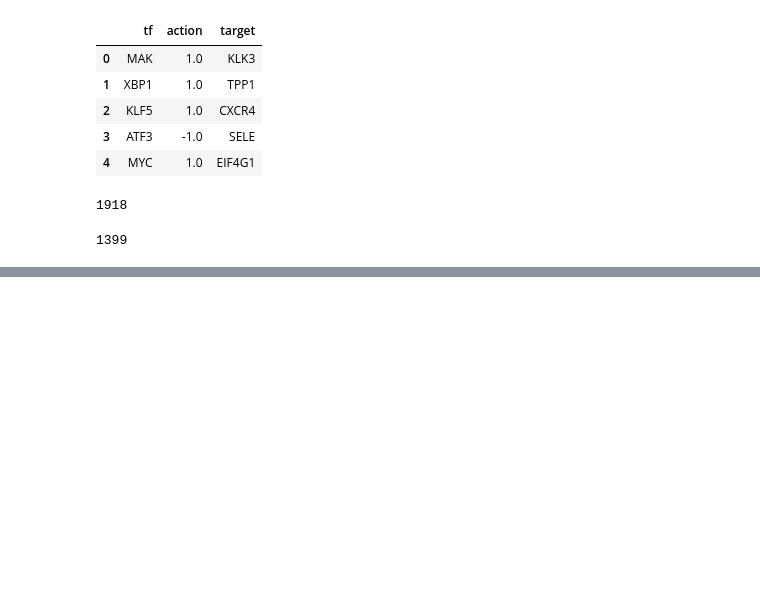
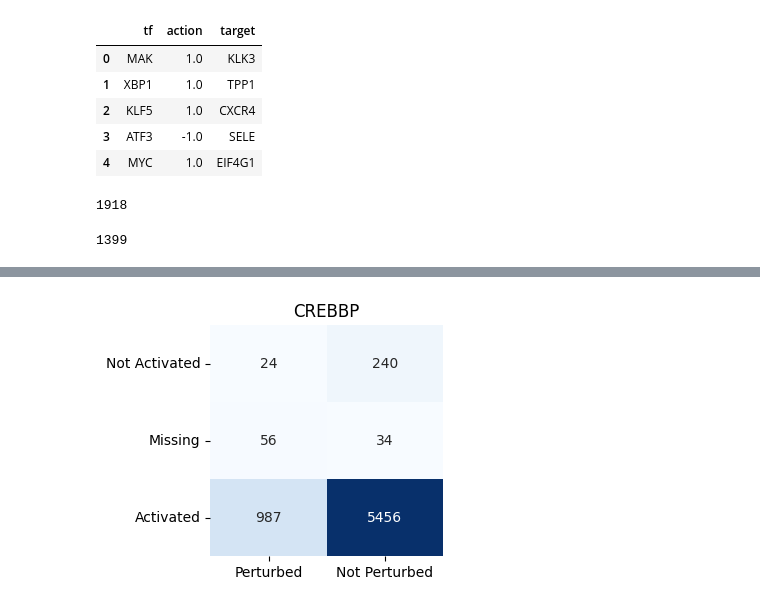
Before and after one commit to KisanThapa/scPerturbDataProject, a Jupyter notebook: main.ipynb, the cells around one changed output, grey strips where cells are left out. Cells and saved outputs as stored; diff of their text form; code cells hidden in the pictures; blank space fills up the shorter version.

```diff
--- a/main.ipynb
+++ b/main.ipynb
@@ -419,0 +328,27 @@ gene_exp = (gene_exp - gene_exp.mean(axis=1, skipna=True).values.reshape(-1, 1))
+# %%
+import seaborn as sns
+import pandas as pd
+import matplotlib.pyplot as plt
+
+# Put your data in a Pandas DataFrame
+df = pd.DataFrame(
+    [[24, 240],
+     [56, 34],
+     [987, 5456]],
+    index=['Not Activated', 'Missing', 'Activated'],
+    columns=['Perturbed', 'Not Perturbed']
+)
+
+# Create a heatmap with annotations
+plt.figure(figsize=(3, 3))
+plt.title("CREBBP")
+sns.heatmap(df, annot=True, fmt='d', cmap='Blues', cbar=False)
+
+# Optional: tidy up axis labels
+plt.xlabel('')
+plt.ylabel('')
+plt.yticks(rotation=0)  # Keep row labels horizontal
+
+plt.show()
+# %% [output]
+[figure, added]
```
Also changed, not shown: parts of 13 cells of this notebook, 3 other files.
